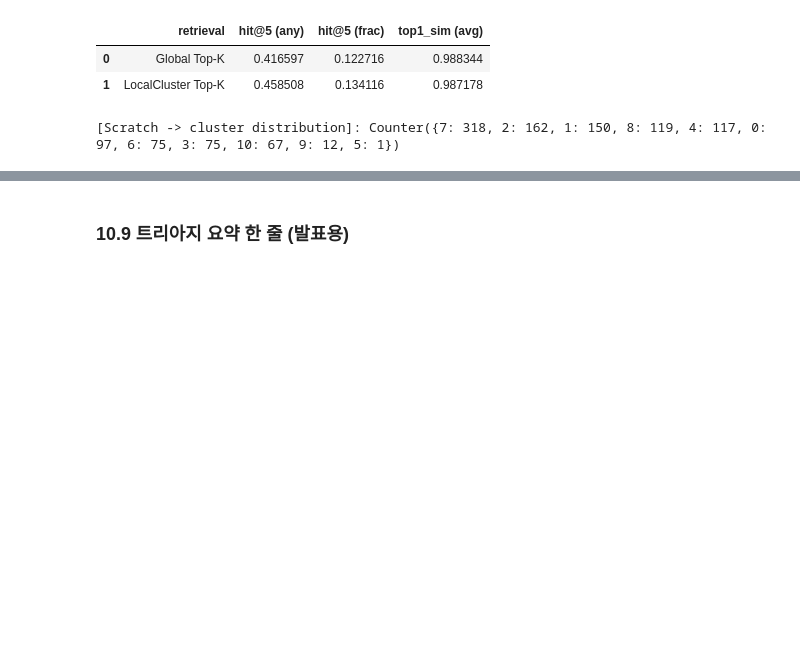
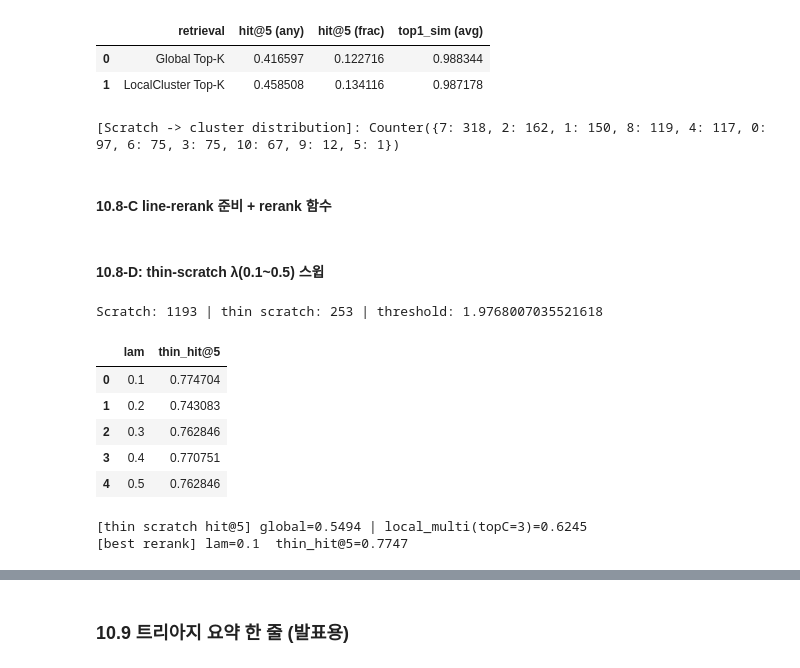
Before and after one commit to Think-Virus/WMI_Wafer_DefectPattern_Detection_AnomalyAnalysis, a Jupyter notebook: WMI_Wafer_DefectPattern_Detection_AnomalyAnalysis.ipynb, the cells around one changed output, grey strips where cells are left out. Drawn from its saved outputs; the diff is of its cells as text; code cells hidden in the pictures; blank space fills up the shorter version.

```diff
--- a/WMI_Wafer_DefectPattern_Detection_AnomalyAnalysis.ipynb
+++ b/WMI_Wafer_DefectPattern_Detection_AnomalyAnalysis.ipynb
@@ -1577,3 +1516,5 @@ if len(scratch_unk_i) > 0:
 | 0 | Global Top-K | 0.416597 | 0.122716 | 0.988344 |
 | 1 | LocalCluster Top-K | 0.458508 | 0.134116 | 0.987178 |
 [Scratch -> cluster distribution]: Counter({7: 318, 2: 162, 1: 150, 8: 119, 4: 117, 0: 97, 6: 75, 3: 75, 10: 67, 9: 12, 5: 1})
+# %% [markdown]
+#### 10.8-C line-rerank 준비 + rerank 함수
@@ -1579,0 +1602,67 @@ if len(scratch_unk_i) > 0:
+# %% [markdown]
+#### 10.8-D: thin-scratch λ(0.1~0.5) 스윕
+# %%
+import numpy as np
+import pandas as pd
+
+# --- thin scratch subset 만들기 (Scratch 중 line_score 상위 20%) ---
+unk_scores = []
+scratch_idx = []
+for i in range(len(unk_local_idx)):
+    row = test_unknown_df.iloc[int(unk_local_idx[i])]
+    if row.get("label") == "Scratch":
+        s = line_score(row["waferMap"])
+        unk_scores.append(s)
+        scratch_idx.append(i)
+
+unk_scores = np.array(unk_scores)
+if len(scratch_idx) == 0:
+    print("⚠️ Scratch unknown이 0개. test_unknown_df['label'] 확인 필요.")
+else:
+    thr = np.percentile(unk_scores, 80)  # 상위 20% = thin/strong-line 가정
+    thin_idx = [scratch_idx[j] for j in range(len(scratch_idx)) if unk_scores[j] >= thr]
+    print("Scratch:", len(scratch_idx), "| thin scratch:", len(thin_idx), "| threshold:", thr)
+
+def hit_any_from_refidx(ref_idx, K=5):
+    return float(any(int(r) in scratch_like_ref_idx for r in ref_idx[:K]))
+
+def eval_hit_any(indices, K=5, mode="global", topC=3, lam=0.25, M=500):
+    hits = []
+    for i in indices:
+        if mode == "global":
+            ref_idx = topk_idx[i][:K]
+        elif mode == "local_multi":
+            _, ref_idx, _ = local_cluster_topk_multi(i, k=K, topC=topC)
+        elif mode == "rerank":
+            ref_idx, _, _ = rerank_topK(i, M=M, K=K, lam=lam)
+        else:
+            raise ValueError(mode)
+        hits.append(hit_any_from_refidx(ref_idx, K=K))
+    return float(np.mean(hits)) if len(hits) else 0.0
+
+K = 5
+base_global = eval_hit_any(thin_idx, K=K, mode="global")
+base_local3  = eval_hit_any(thin_idx, K=K, mode="local_multi", topC=3)
+
+lams = [0.1, 0.2, 0.3, 0.4, 0.5]
+rows = []
+for lam in lams:
+    h = eval_hit_any(thin_idx, K=K, mode="rerank", lam=lam, M=500)
+    rows.append({"lam": lam, f"thin_hit@{K}": h})
+
+df_lam = pd.DataFrame(rows)
+best = df_lam.iloc[df_lam[f"thin_hit@{K}"].argmax()]
+display(df_lam)
+
+print(f"[thin scratch hit@{K}] global={base_global:.4f} | local_multi(topC=3)={base_local3:.4f}")
+print(f"[best rerank] lam={best['lam']}  thin_hit@{K}={best[f'thin_hit@{K}']:.4f}")
+# %% [output]
+Scratch: 1193 | thin scratch: 253 | threshold: 1.9768007035521618
+|  | lam | thin_hit@5 |
+| 0 | 0.1 | 0.774704 |
+| 1 | 0.2 | 0.743083 |
+| 2 | 0.3 | 0.762846 |
+| 3 | 0.4 | 0.770751 |
+| 4 | 0.5 | 0.762846 |
+[thin scratch hit@5] global=0.5494 | local_multi(topC=3)=0.6245
+[best rerank] lam=0.1  thin_hit@5=0.7747
```
Also changed, not shown: parts of 36 cells of this notebook.
